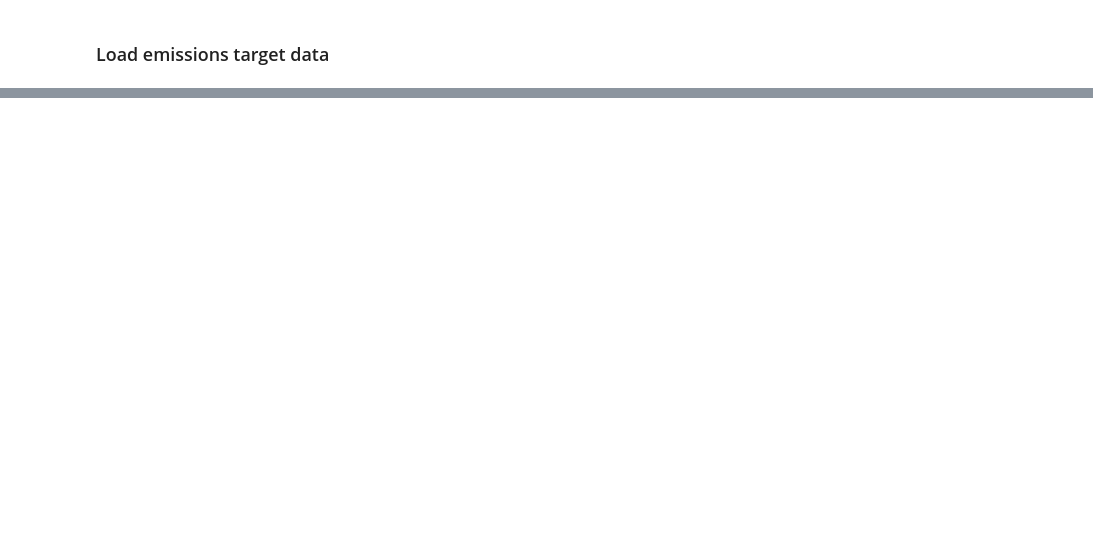
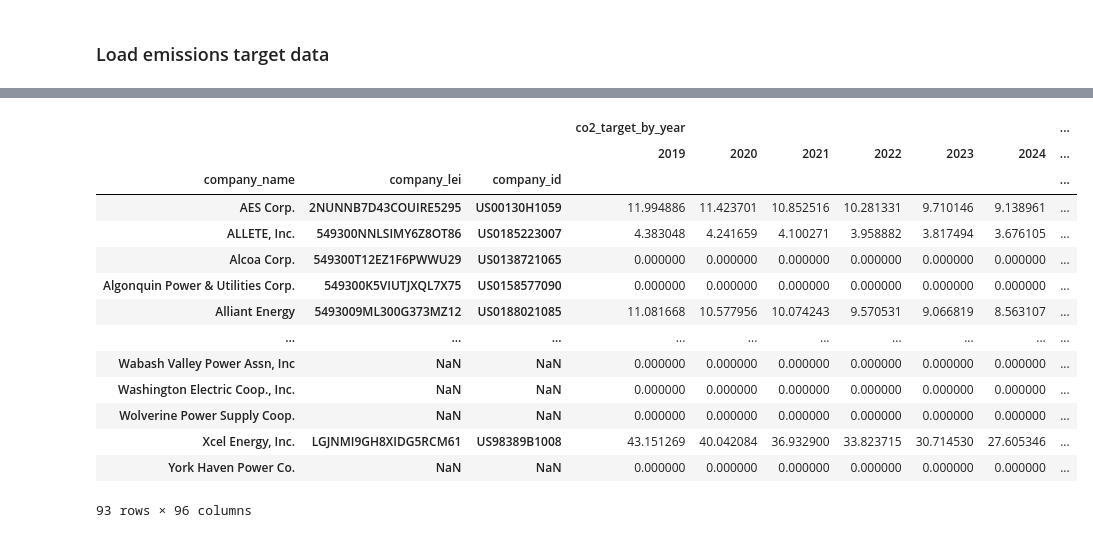
Before and after one commit to os-climate/itr-data-pipeline, a Jupyter notebook: notebooks/ITR-data-production.ipynb, the cells around one changed output, grey strips where cells are left out. Saved outputs shown, nothing was run; the diff lists cells and outputs as text; code cells hidden in the pictures; blank space fills up the shorter version.

```diff
--- a/notebooks/ITR-data-production.ipynb
+++ b/notebooks/ITR-data-production.ipynb
@@ -377,6 +637,26 @@ df.loc['Cleco Partners LP'] # Needs to be fixed
 # %%
 xdf = df.reset_index()
 xdf.year = xdf.year.map(lambda x: x.year)
-pdf = xdf.pivot(index=['company_name'], columns='year')
+pdf = xdf.pivot(index=['company_name'], columns='year').reset_index()
+pdf.insert(1, 'company_lei', pdf.company_name.str.upper().map(gleif_match))
+pdf.insert(2, 'company_id', pdf.company_lei.map(rmi_dict))
+pdf = pdf.set_index(['company_name','company_lei', 'company_id'], drop=True)
+pdf.columns.names=[None,None]
 pdf
+# %% [output]
+|  |  |  | co2_target_by_year |  |  |  |  |  | ... |
+|  |  |  | 2019 | 2020 | 2021 | 2022 | 2023 | 2024 | ... |
+| company_name | company_lei | company_id |  |  |  |  |  |  | ... |
+| AES Corp. | 2NUNNB7D43COUIRE5295 | US00130H1059 | 11.994886 | 11.423701 | 10.852516 | 10.281331 | 9.710146 | 9.138961 | ... |
+| ALLETE, Inc. | 549300NNLSIMY6Z8OT86 | US0185223007 | 4.383048 | 4.241659 | 4.100271 | 3.958882 | 3.817494 | 3.676105 | ... |
+| Alcoa Corp. | 549300T12EZ1F6PWWU29 | US0138721065 | 0.000000 | 0.000000 | 0.000000 | 0.000000 | 0.000000 | 0.000000 | ... |
+| Algonquin Power & Utilities Corp. | 549300K5VIUTJXQL7X75 | US0158577090 | 0.000000 | 0.000000 | 0.000000 | 0.000000 | 0.000000 | 0.000000 | ... |
+| Alliant Energy | 5493009ML300G373MZ12 | US0188021085 | 11.081668 | 10.577956 | 10.074243 | 9.570531 | 9.066819 | 8.563107 | ... |
+| ... | ... | ... | ... | ... | ... | ... | ... | ... | ... |
+| Wabash Valley Power Assn, Inc | NaN | NaN | 0.000000 | 0.000000 | 0.000000 | 0.000000 | 0.000000 | 0.000000 | ... |
+| Washington Electric Coop., Inc. | NaN | NaN | 0.000000 | 0.000000 | 0.000000 | 0.000000 | 0.000000 | 0.000000 | ... |
+| Wolverine Power Supply Coop. | NaN | NaN | 0.000000 | 0.000000 | 0.000000 | 0.000000 | 0.000000 | 0.000000 | ... |
+| Xcel Energy, Inc. | LGJNMI9GH8XIDG5RCM61 | US98389B1008 | 43.151269 | 40.042084 | 36.932900 | 33.823715 | 30.714530 | 27.605346 | ... |
+| York Haven Power Co. | NaN | NaN | 0.000000 | 0.000000 | 0.000000 | 0.000000 | 0.000000 | 0.000000 | ... |
+93 rows × 96 columns
 # %%
```
Also changed, not shown: parts of 30 cells of this notebook, 2 other files.
